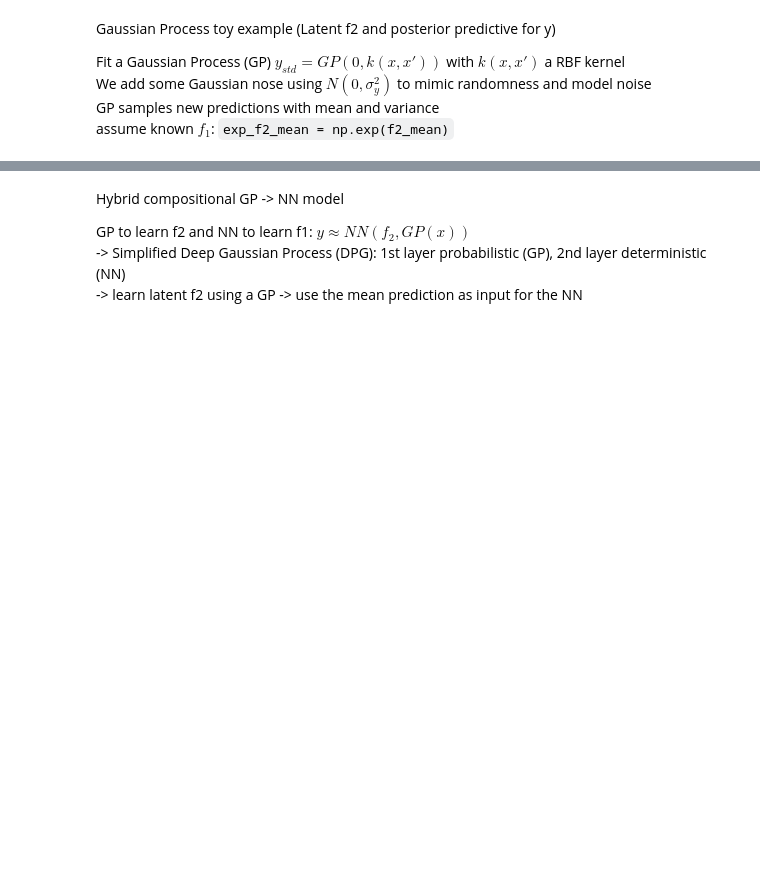
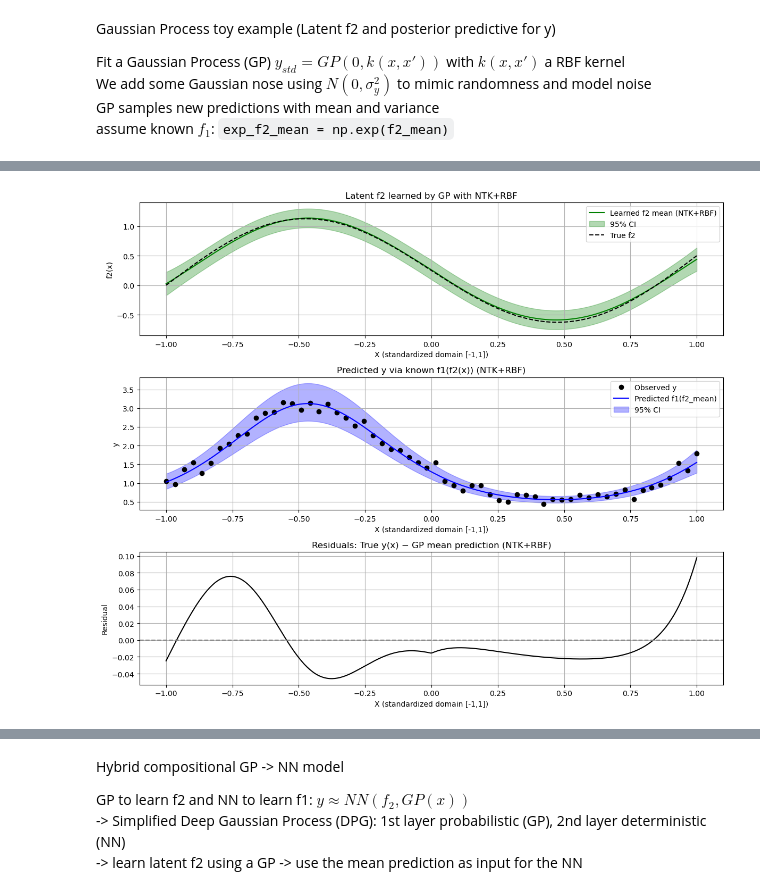
Before and after one commit to mariaubiali/toy-not-toy-model, a Jupyter notebook: test_toyGP.ipynb, the cells around one changed output, grey strips where cells are left out. Cells and saved outputs as stored; diff of their text form; code cells hidden in the pictures; blank space fills up the shorter version.

```diff
--- a/test_toyGP.ipynb
+++ b/test_toyGP.ipynb
@@ -413,0 +166,91 @@ plt.show()
+# %%
+def f2_true(x):
+    return np.sin(2*np.pi*x) + 0.5*x
+
+def f1(z):
+    return np.exp(z)
+
+
+rng = np.random.default_rng(42)
+
+# Standardized inputs on [-1,1], but generate y from original [0,1] mapping for comparability
+X = np.linspace(-1, 1, n)[:, None]
+X_orig = (X + 1)/2.0
+y = f1(f2_true(X_orig)).ravel() + rng.normal(0, 0.15, size=60)
+
+# Log pseudo-inverse to approximate latent f2 (note: induces heteroskedasticity)
+f2_pseudo = np.log(np.maximum(y, 1e-12))
+
+# -------------------------
+# Hybrid kernel: NTKReLU + RBF (+ small white noise)
+# -------------------------
+ntk = NTKReLU(sigma_w=1.0, sigma_b=1.0)
+rbf = RBF(length_scale=0.3)     # tweak length_scale (or allow optimizer to move it)
+white = WhiteKernel(noise_level=1e-5)
+kernel = ntk + rbf + white
+
+gp_f2 = GaussianProcessRegressor(
+    kernel=kernel,
+    alpha=sigma_y**2,           # observation noise variance after log approx
+    normalize_y=True,
+    n_restarts_optimizer=2
+)
+gp_f2.fit(X, f2_pseudo)
+
+# Predictions
+X_star = np.linspace(-1, 1, 400)[:, None]
+X_star_orig = (X_star + 1)/2.0
+f2_mean, f2_std = gp_f2.predict(X_star, return_std=True)
+f2_hi = f2_mean + 1.96*f2_std
+f2_lo = f2_mean - 1.96*f2_std
+
+# Compose back through f1
+y_pred = f1(f2_mean)
+y_hi = f1(f2_hi)
+y_lo = f1(f2_lo)
+y_true_star = f1(f2_true(X_star_orig)).ravel()
+
+# -------------------------
+# Plots: each figure separate
+# -------------------------
+
+plt.figure(figsize=(12, 10))
+
+# Top: latent f2
+ax1 = plt.subplot(3,1,1)
+ax1.plot(X_star, f2_mean, 'g', label="Learned f2 mean (NTK+RBF)")
+ax1.fill_between(X_star.ravel(), f2_lo, f2_hi, color='green', alpha=0.3, label="95% CI")
+ax1.plot(X_star, f2_true(X_star_orig), "k--", label="True f2")
+ax1.set_xlabel("X (standardized domain [-1,1])")
+ax1.set_ylabel("f2(x)")
+ax1.set_title("Latent f2 learned by GP with NTK+RBF")
+ax1.legend()
+ax1.grid(True)
+
+# 2) Observations vs prediction
+ax2 = plt.subplot(3,1,2)
+ax2.plot(X, y, 'o', color='black', label="Observed y")
+ax2.plot(X_star, y_pred, color='blue', label="Predicted f1(f2_mean)")
+ax2.fill_between(X_star.ravel(), y_lo, y_hi, color='blue', alpha=0.3, label="95% CI")
+ax2.set_xlabel("X (standardized domain [-1,1])")
+ax2.set_ylabel("y")
+ax2.set_title("Predicted y via known f1(f2(x)) (NTK+RBF)")
+ax2.legend()
+ax2.grid(True)
+
+# 3) Residuals
+residuals = y_true_star - y_pred
+ax3 = plt.subplot(3,1,3)
+ax3.plot(X_star.ravel(), residuals, 'k', lw=1.5)
+ax3.axhline(0, color='gray', linestyle='--')
+ax3.set_title("Residuals: True y(x) − GP mean prediction (NTK+RBF)")
+ax3.set_xlabel("X (standardized domain [-1,1])")
+ax3.set_ylabel("Residual")
+ax3.grid(True)
+
+plt.tight_layout()
+plt.savefig("NTK_RBF_kernel.pdf")
+plt.show()
+plt.close()
+# %% [output]
+[figure, added]
```
Also changed, not shown: parts of 20 cells of this notebook, 5 other files.
